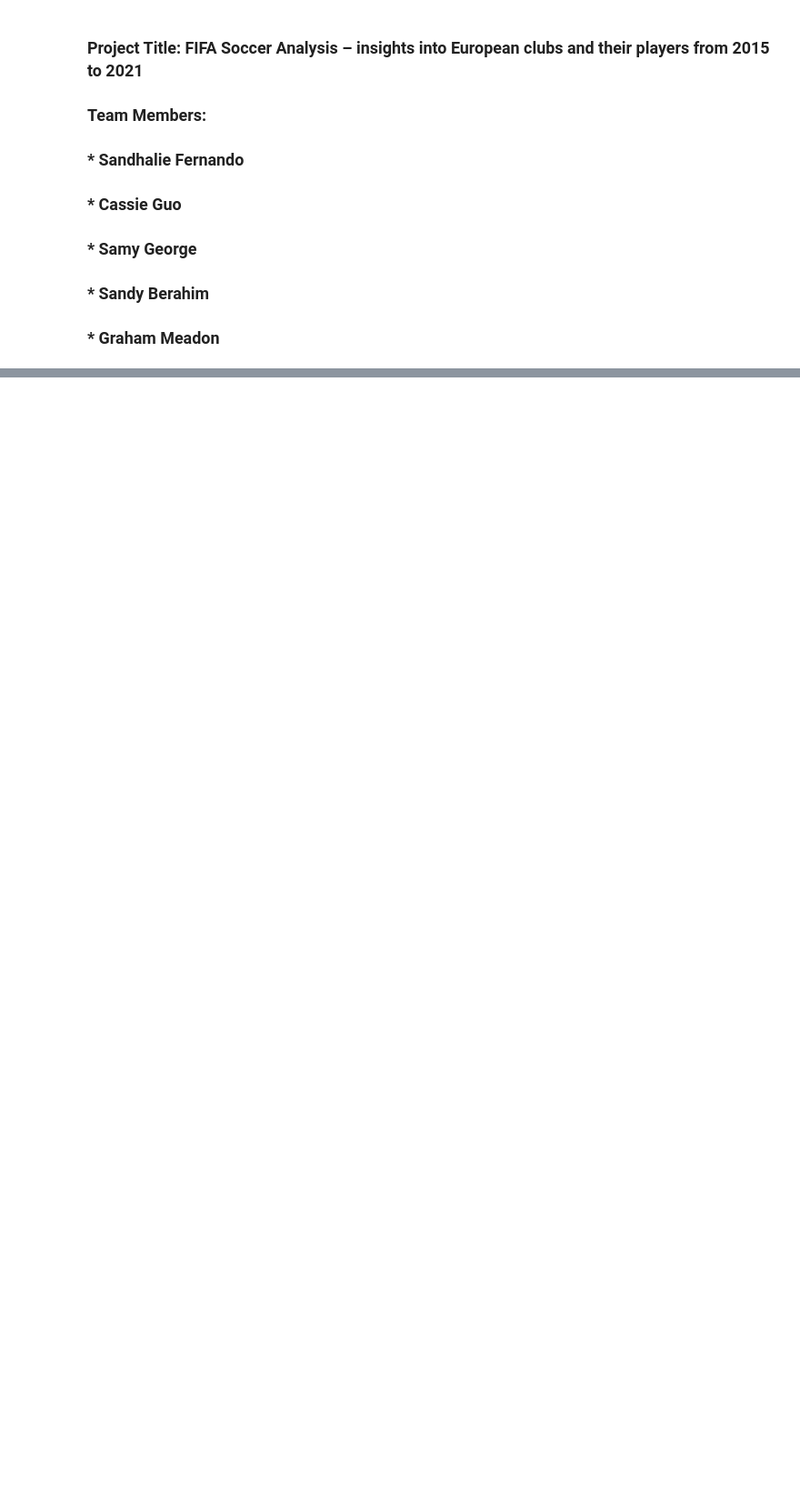
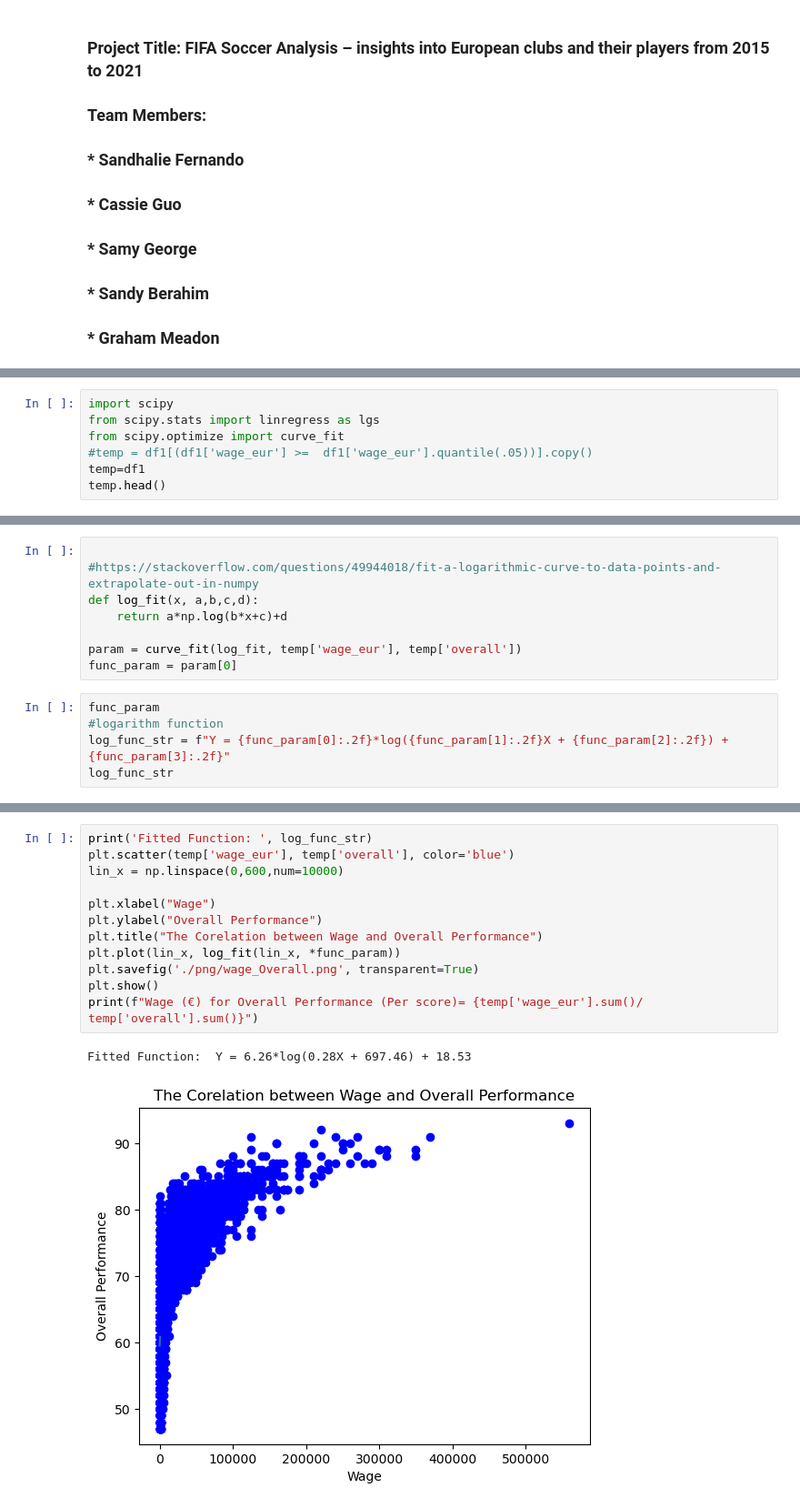
Before and after one commit to Misscoffeecassie/Group-2, a Jupyter notebook: Project_1_Group_2_FIFA_Players.ipynb, the cells around one changed output, grey strips where cells are left out. Shown at 91% size. Cells and saved outputs as stored; diff of their text form; blank space fills up the shorter version.

```diff
--- a/Project_1_Group_2_FIFA_Players.ipynb
+++ b/Project_1_Group_2_FIFA_Players.ipynb
@@ -47,0 +167,7 @@ combined_original_data_df
+# %%
+import scipy
+from scipy.stats import linregress as lgs
+from scipy.optimize import curve_fit
+#temp = df1[(df1['wage_eur'] >=  df1['wage_eur'].quantile(.05))].copy()
+temp=df1
+temp.head()
@@ -47,0 +184,13 @@ combined_original_data_df
+# %%
+
+#https://stackoverflow.com/questions/49944018/fit-a-logarithmic-curve-to-data-points-and-extrapolate-out-in-numpy
+def log_fit(x, a,b,c,d):
+    return a*np.log(b*x+c)+d
+
+param = curve_fit(log_fit, temp['wage_eur'], temp['overall'])
+func_param = param[0]
+# %%
+func_param
+#logarithm function
+log_func_str = f"Y = {func_param[0]:.2f}*log({func_param[1]:.2f}X + {func_param[2]:.2f}) + {func_param[3]:.2f}"
+log_func_str
@@ -47,0 +199,15 @@ combined_original_data_df
+# %%
+print('Fitted Function: ', log_func_str)
+plt.scatter(temp['wage_eur'], temp['overall'], color='blue')
+lin_x = np.linspace(0,600,num=10000)
+
+plt.xlabel("Wage")
+plt.ylabel("Overall Performance")
+plt.title("The Corelation between Wage and Overall Performance")
+plt.plot(lin_x, log_fit(lin_x, *func_param))
+plt.savefig('./png/wage_Overall.png', transparent=True)
+plt.show()
+print(f"Wage (€) for Overall Performance (Per score)= {temp['wage_eur'].sum()/ temp['overall'].sum()}")
+# %% [output]
+Fitted Function:  Y = 6.26*log(0.28X + 697.46) + 18.53
+[figure, added]
```
Also changed, not shown: parts of 37 cells of this notebook, 10 other files.
